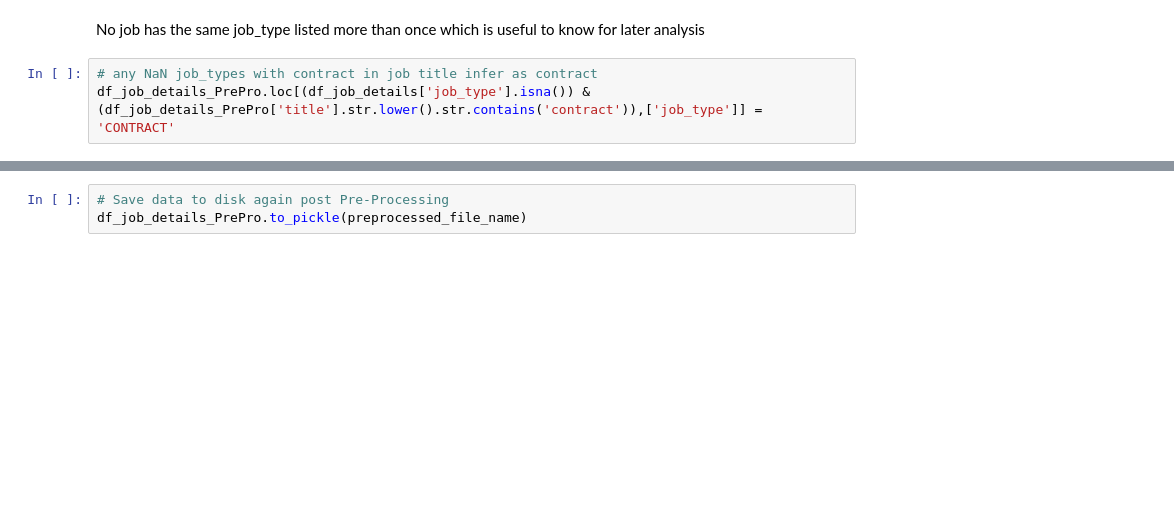
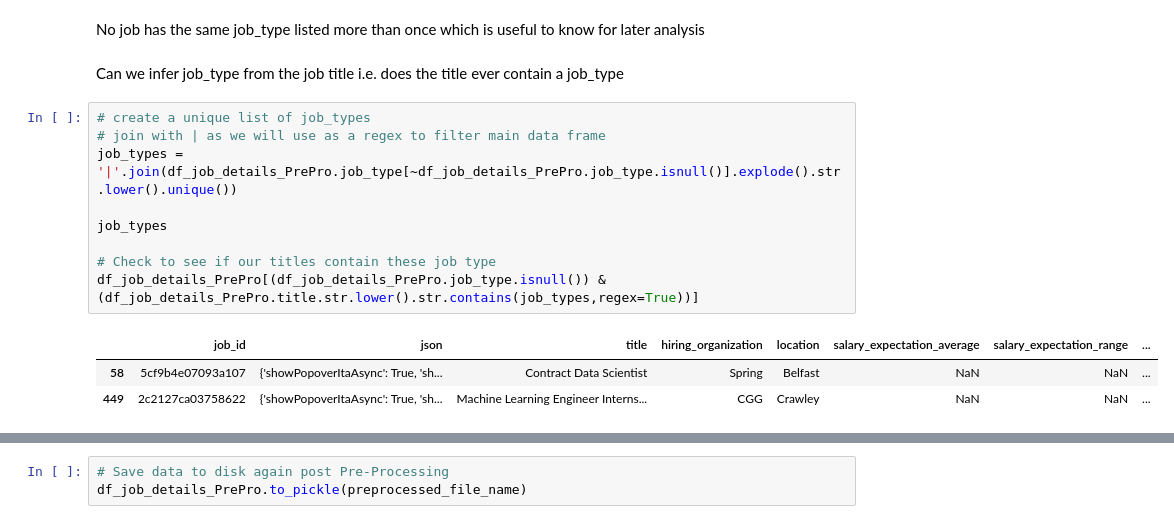
Before and after one commit to neilpmayhew/udacity-data-scientist-nd, a Jupyter notebook: 01-data-science-blog/uk-data-science-job-analysis.ipynb, the cells around one changed output, grey strips where cells are left out. Saved outputs shown, nothing was run; the diff lists cells and outputs as text; blank space fills up the shorter version.

```diff
--- a/01-data-science-blog/uk-data-science-job-analysis.ipynb
+++ b/01-data-science-blog/uk-data-science-job-analysis.ipynb
@@ -235,6 +253,18 @@ df_job_details_PrePro[['job_id','job_type']].explode(column='job_type').apply(la
 0
 # %% [markdown]
 No job has the same job_type listed more than once which is useful to know for later analysis
-# %%
-# any NaN job_types with contract in job title infer as contract
-df_job_details_PrePro.loc[(df_job_details['job_type'].isna()) & (df_job_details_PrePro['title'].str.lower().str.contains('contract')),['job_type']] = 'CONTRACT'
+# %% [markdown]
+Can we infer job_type from the job title i.e. does the title ever contain a job_type
+# %%
+# create a unique list of job_types
+# join with | as we will use as a regex to filter main data frame
+job_types = '|'.join(df_job_details_PrePro.job_type[~df_job_details_PrePro.job_type.isnull()].explode().str.lower().unique())
+
+job_types
+
+# Check to see if our titles contain these job type
+df_job_details_PrePro[(df_job_details_PrePro.job_type.isnull()) & (df_job_details_PrePro.title.str.lower().str.contains(job_types,regex=True))]
+# %% [output]
+|  | job_id | json | title | hiring_organization | location | salary_expectation_average | salary_expectation_range | ... |
+| 58 | 5cf9b4e07093a107 | {'showPopoverItaAsync': True, 'sh... | Contract Data Scientist | Spring | Belfast | NaN | NaN | ... |
+| 449 | 2c2127ca03758622 | {'showPopoverItaAsync': True, 'sh... | Machine Learning Engineer Interns... | CGG | Crawley | NaN | NaN | ... |
```
Also changed, not shown: parts of 28 cells of this notebook, 1 other file.
